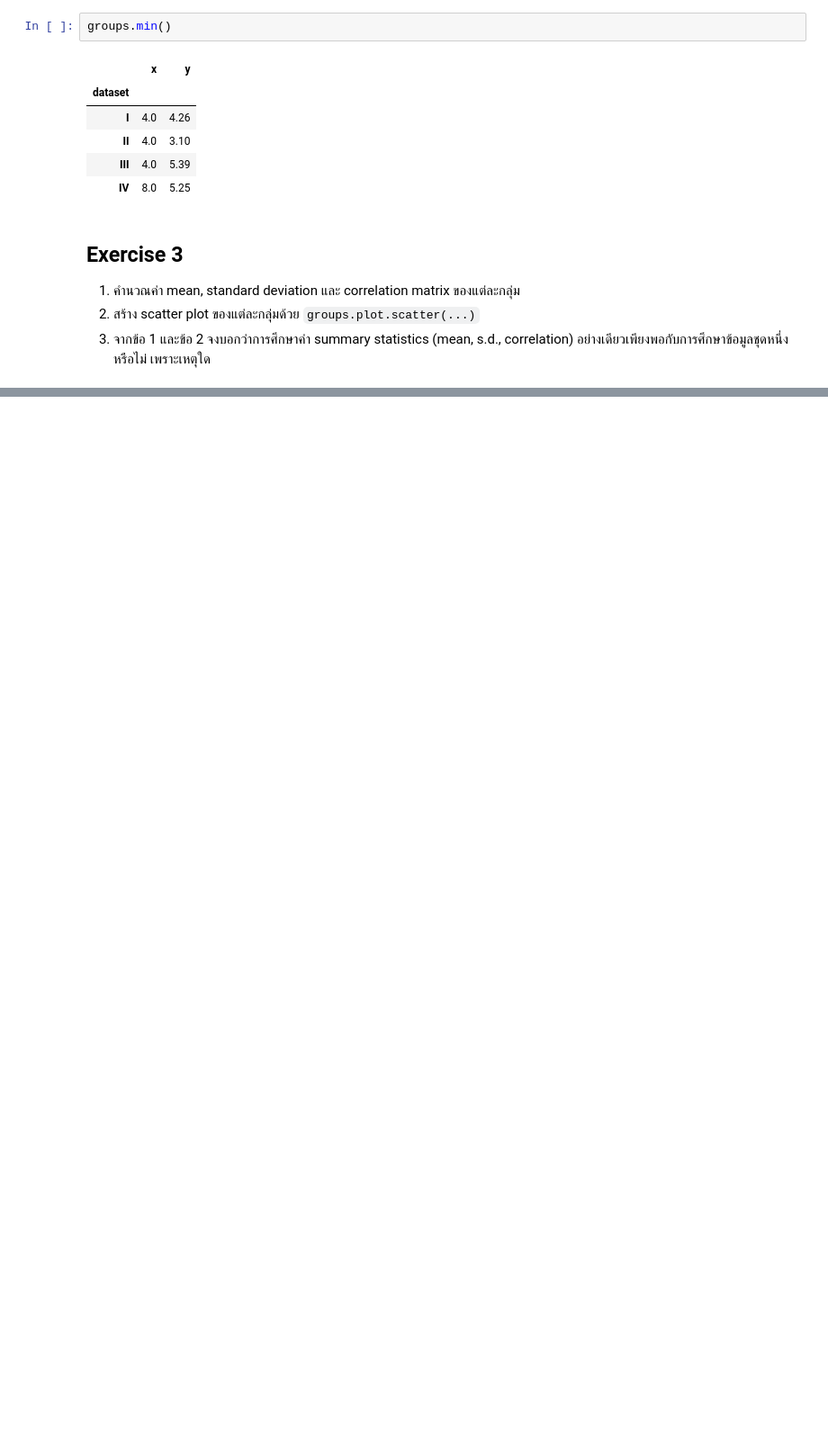
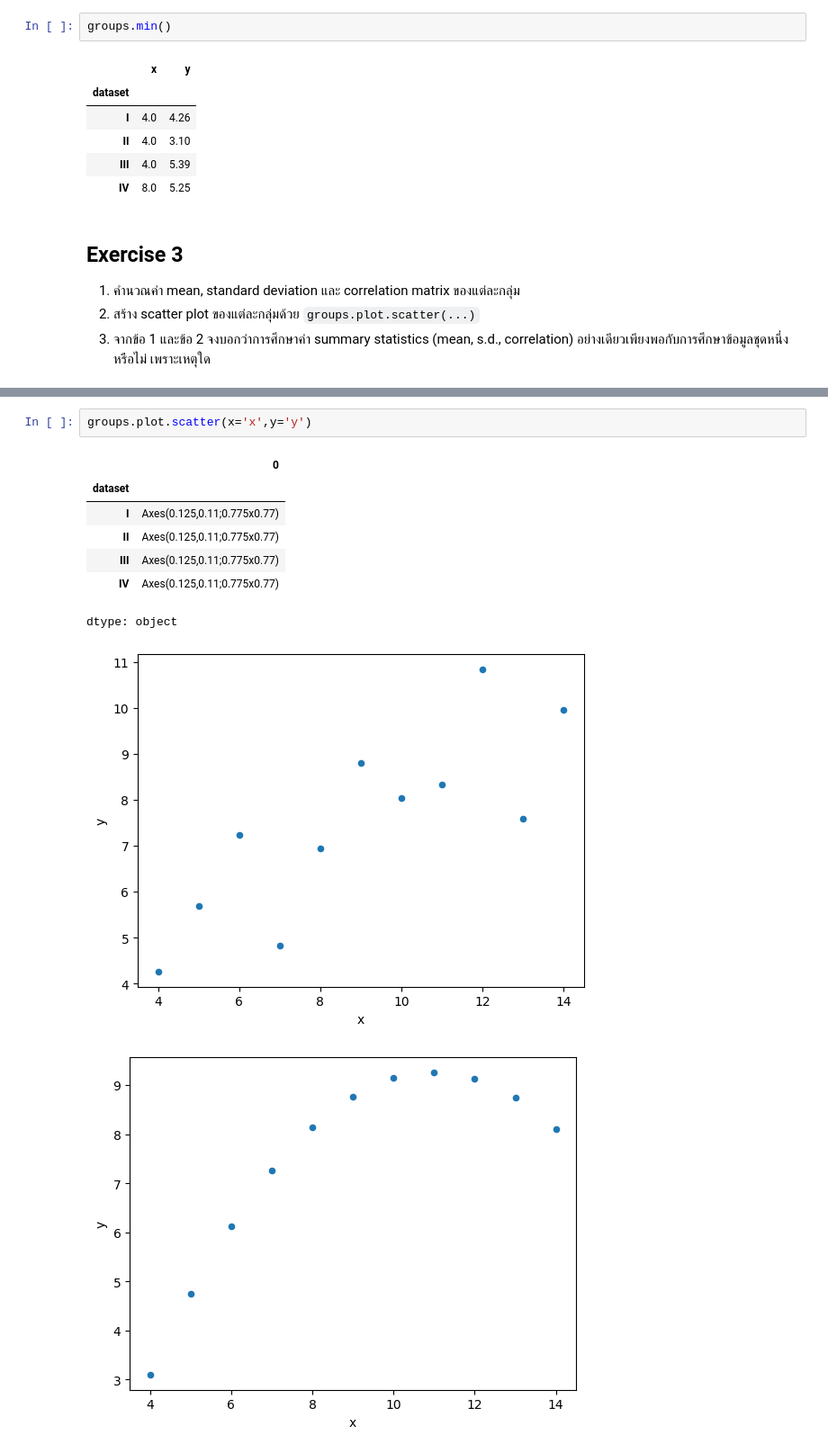
Before and after one commit to Po743/229352-StatisticalLearning, a Jupyter notebook: 1Copy_of_229351_LAB01.ipynb, the cells around one changed output, grey strips where cells are left out. Shown: that part at 90% size. Saved outputs shown, nothing was run; the diff lists cells and outputs as text; blank space fills up the shorter version.

```diff
--- a/1Copy_of_229351_LAB01.ipynb
+++ b/1Copy_of_229351_LAB01.ipynb
@@ -196,0 +323,12 @@ groups.min()
+# %%
+groups.plot.scatter(x='x',y='y')
+# %% [output]
+|  | 0 |
+| dataset |  |
+| I | Axes(0.125,0.11;0.775x0.77) |
+| II | Axes(0.125,0.11;0.775x0.77) |
+| III | Axes(0.125,0.11;0.775x0.77) |
+| IV | Axes(0.125,0.11;0.775x0.77) |
+dtype: object
+[figure, added]
+[figure, added]
```
Also changed, not shown: parts of 17 cells of this notebook.
